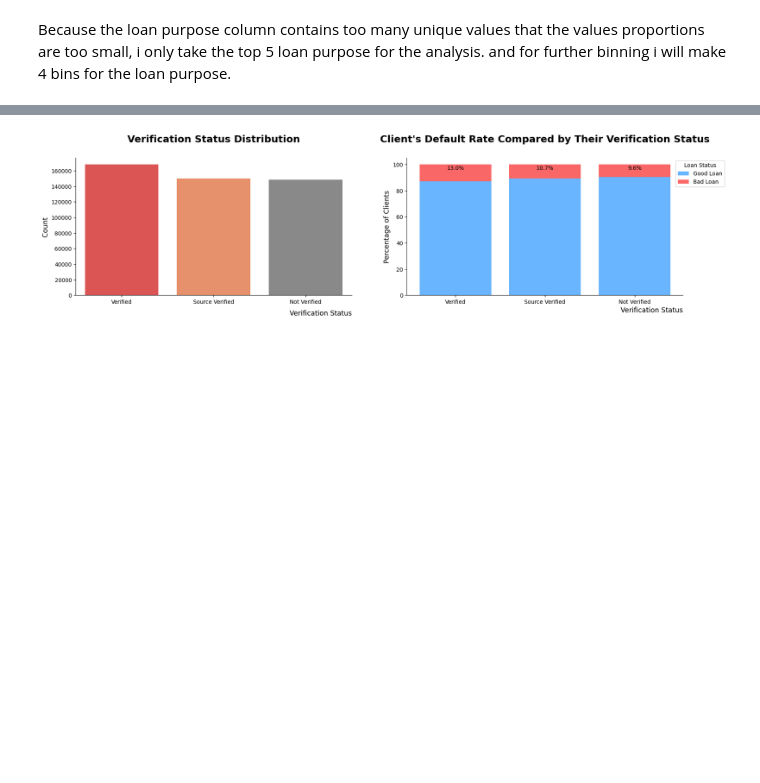
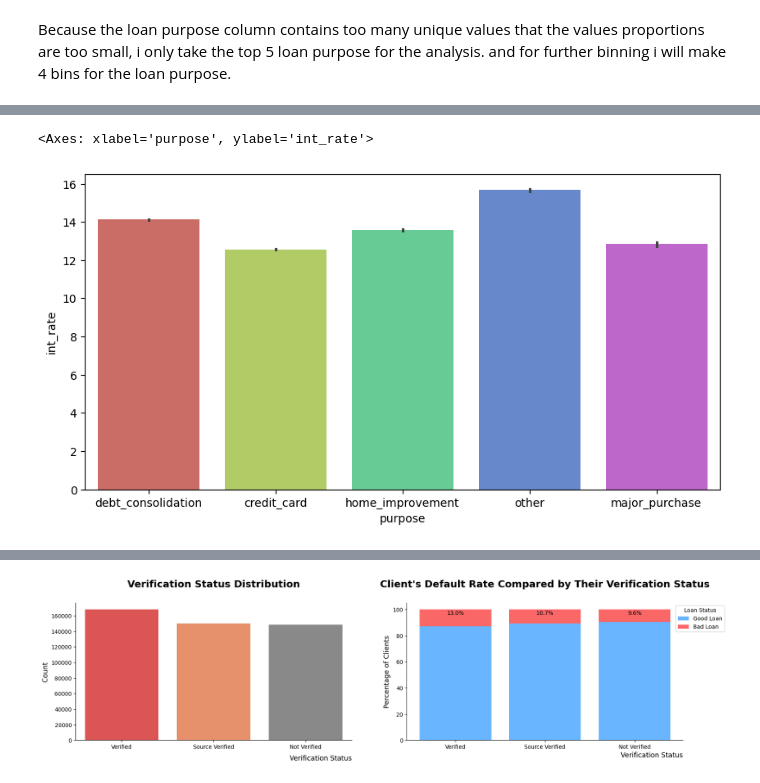
Before and after one commit to azaryasph/IDX-Partners-Project-Based-Internship-Prediction-Model, a Jupyter notebook: notebooks/Prediction Model.ipynb, the cells around one changed output, grey strips where cells are left out. Saved outputs shown, nothing was run; the diff lists cells and outputs as text; code cells hidden in the pictures; blank space fills up the shorter version.

```diff
--- a/notebooks/Prediction Model.ipynb
+++ b/notebooks/Prediction Model.ipynb
@@ -610,0 +669,9 @@ posx and posy should be finite values
+# %%
+topr = dfloan[dfloan.purpose.isin(top_purpose.index)]
+ordertop = topr.purpose.value_counts().index
+
+plt.figure(figsize=(10, 5))
+sns.barplot(x='purpose', y='int_rate', data=topr, order=ordertop, palette='hls')
+# %% [output]
+<Axes: xlabel='purpose', ylabel='int_rate'>
+[figure, added]
```
Also changed, not shown: parts of 20 cells of this notebook.
